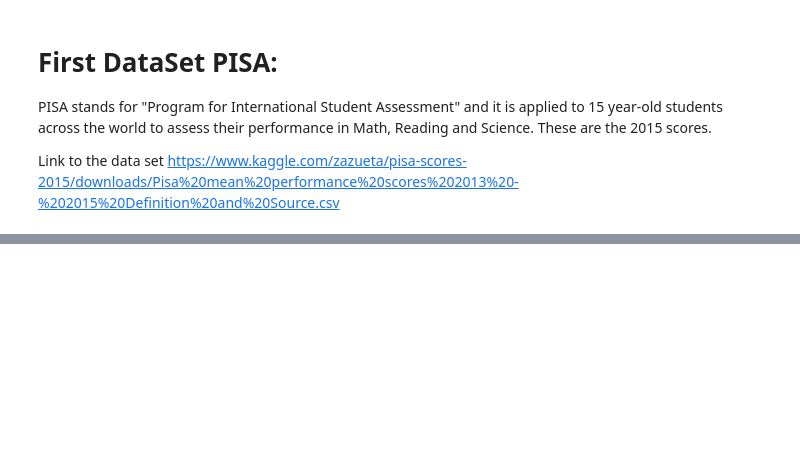
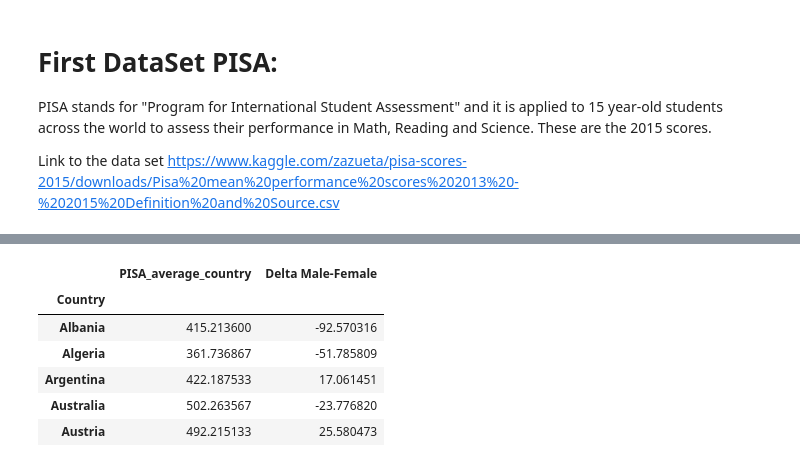
Before and after one commit to EnzoCalogero/Python_DataScience, a Jupyter notebook: course2/Assignment4.ipynb, the cells around one changed output, grey strips where cells are left out. Cells and saved outputs as stored; diff of their text form; code cells hidden in the pictures; blank space fills up the shorter version.

```diff
--- a/course2/Assignment4.ipynb
+++ b/course2/Assignment4.ipynb
@@ -83,0 +82,13 @@ df.head(40)
+# %%
+df['PISA_average_country']=(df['mathematics']+df['reading']+df['science'])/3.0
+df['Delta Male-Female']=df['mathematics_Male']-df['mathematics_Female']+df['reading_Male']-df['reading_Female']+df['science_Male']-df['science_Female']
+df=df[['PISA_average_country','Delta Male-Female']]
+df.head()
+# %% [output]
+|  | PISA_average_country | Delta Male-Female |
+| Country |  |  |
+| Albania | 415.213600 | -92.570316 |
+| Algeria | 361.736867 | -51.785809 |
+| Argentina | 422.187533 | 17.061451 |
+| Australia | 502.263567 | -23.776820 |
+| Austria | 492.215133 | 25.580473 |
```
Also changed, not shown: parts of 13 cells of this notebook.
